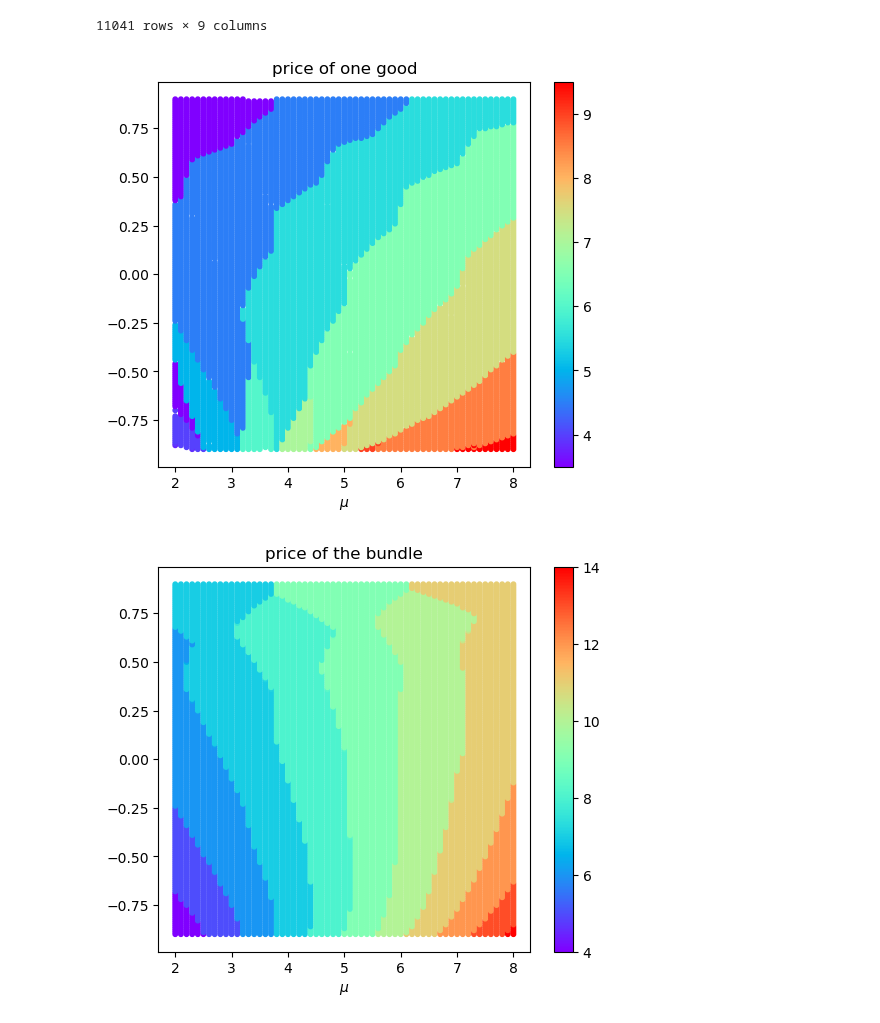
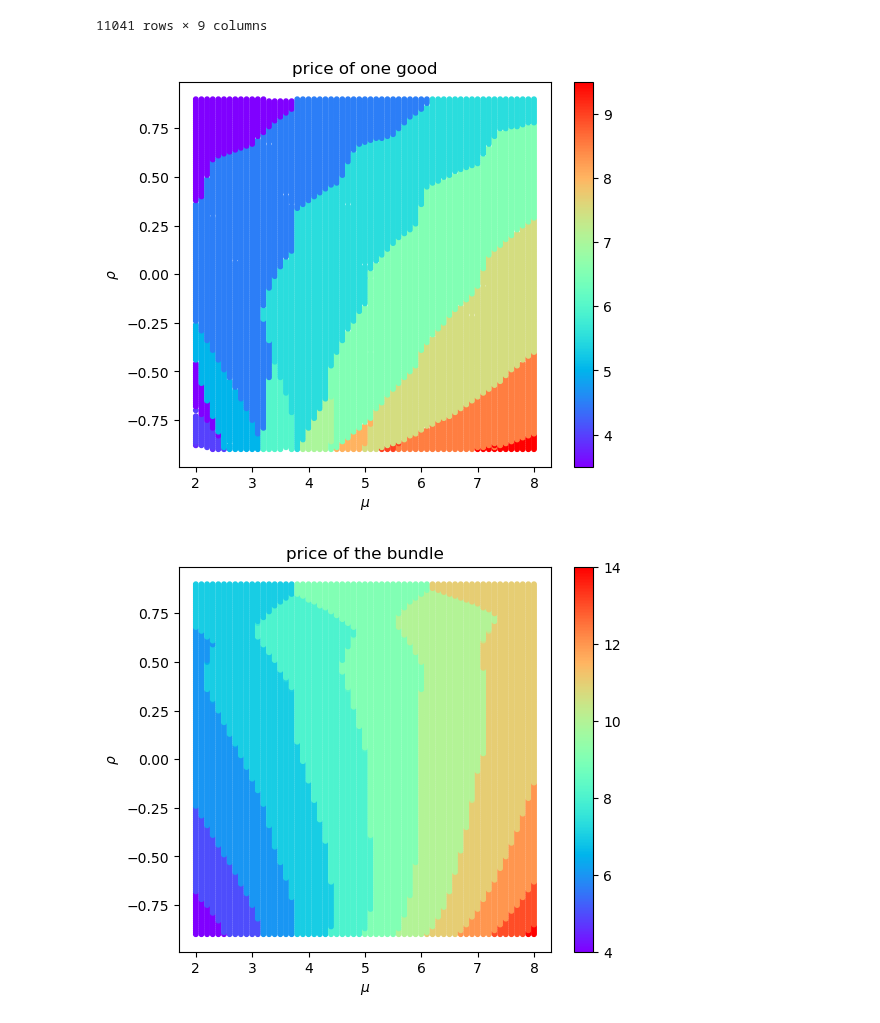
Before and after one commit to x-dupuis/screening-algo, a Jupyter notebook: examples/Schmalensee.ipynb, the cells around one changed output. Saved outputs shown, nothing was run; the diff lists cells and outputs as text; code cells hidden in the pictures.

Commit message:
add ylabel rho to plots for Schmalensee

```diff
--- a/examples/Schmalensee.ipynb
+++ b/examples/Schmalensee.ipynb
@@ -250,23 +250,23 @@ nb of optimization =
 # %%
 fig, ax = plt.subplots(figsize=(6,5),) # subplot_kw=dict(aspect='equal',))
 price_p = ax.scatter(df_prices['mu'],df_prices['rho'], c = df_prices['p'], s=10, cmap='rainbow')
 _ = fig.colorbar(price_p)
 _ = ax.set_title('price of one good')
-_ = ax.set_xlabel(r'$\mu$'); _ = axs[0].set_ylabel(r'$\rho$')
+_ = ax.set_xlabel(r'$\mu$'); _ = ax.set_ylabel(r'$\rho$')
 path = 'results/price_one_N'+str(model.N)
 fig.savefig(path, bbox_inches="tight", pad_inches=0.05)
 # %% [output]
-[figure, old version]
+[figure, new version]
 # %%
 fig, ax = plt.subplots(figsize=(6,5),) # subplot_kw=dict(aspect='equal',))
 price_b = ax.scatter(df_prices['mu'],df_prices['rho'], c = df_prices['b'], s=10, cmap='rainbow')
 _ = fig.colorbar(price_b)
 _ = ax.set_title('price of the bundle')
-_ = ax.set_xlabel(r'$\mu$'); _ = axs[1].set_ylabel(r'$\rho$')
+_ = ax.set_xlabel(r'$\mu$'); _ = ax.set_ylabel(r'$\rho$')
 path = 'results/price_bundle_N'+str(model.N)
 fig.savefig(path, bbox_inches="tight", pad_inches=0.05)
 # %% [output]
-[figure, old version]
+[figure, new version]
 # %%
 fig, ax = plt.subplots(figsize=(6,5),) # subplot_kw=dict(aspect='equal',))
 discount = ax.scatter(df_prices['mu'],df_prices['rho'], c = df_prices['D'], s=10, cmap='rainbow')
```
Also changed, not shown: parts of 2 cells of this notebook, 3 other files.
